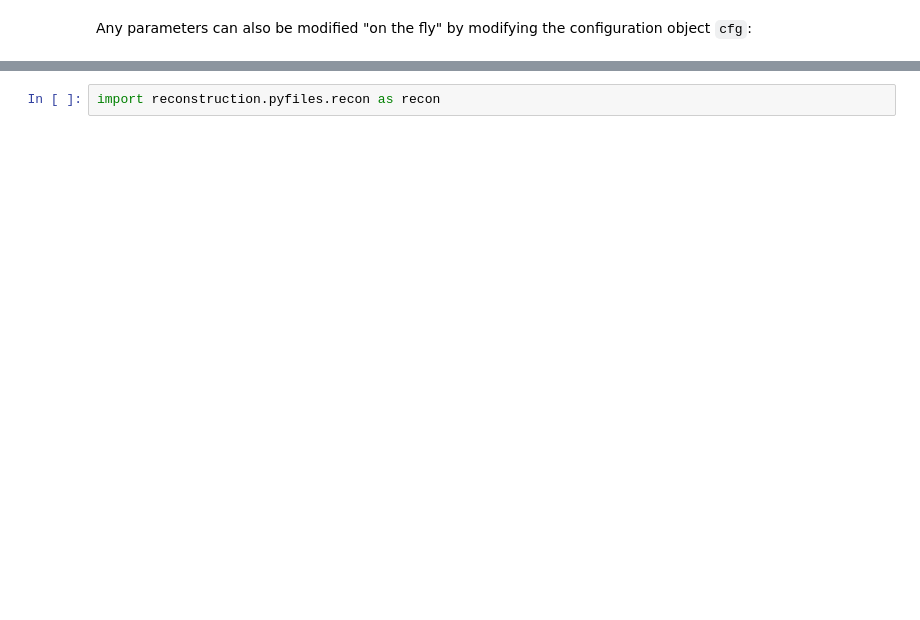
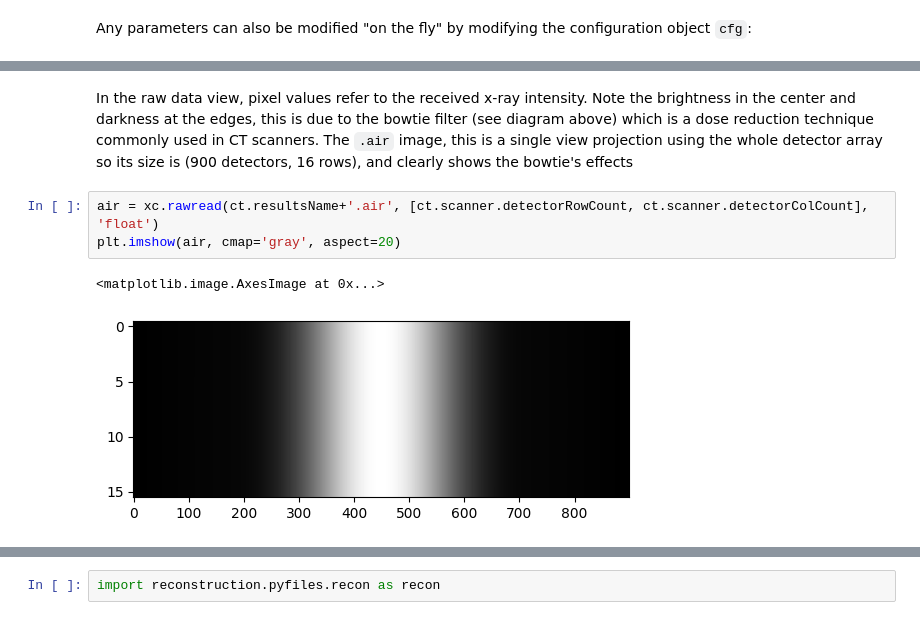
Before and after one commit to bnel1201/XCIST_demo, a Jupyter notebook: opensource_peds_demo.ipynb, the cells around one changed output, grey strips where cells are left out. Drawn from its saved outputs; the diff is of its cells as text; blank space fills up the shorter version.

```diff
--- a/opensource_peds_demo.ipynb
+++ b/opensource_peds_demo.ipynb
@@ -438,0 +485,8 @@ plt.imshow(prep)
+# %% [markdown]
+In the raw data view, pixel values refer to the received x-ray intensity. Note the brightness in the center and darkness at the edges, this is due to the bowtie filter (see diagram above) which is a dose reduction technique commonly used in CT scanners. The `.air` image, this is a single view projection using the whole detector array so its size is (900 detectors, 16 rows), and clearly shows the bowtie's effects
+# %%
+air = xc.rawread(ct.resultsName+'.air', [ct.scanner.detectorRowCount, ct.scanner.detectorColCount], 'float')
+plt.imshow(air, cmap='gray', aspect=20)
+# %% [output]
+<matplotlib.image.AxesImage at 0x...>
+[figure, added]
```
Also changed, not shown: parts of 18 cells of this notebook.
